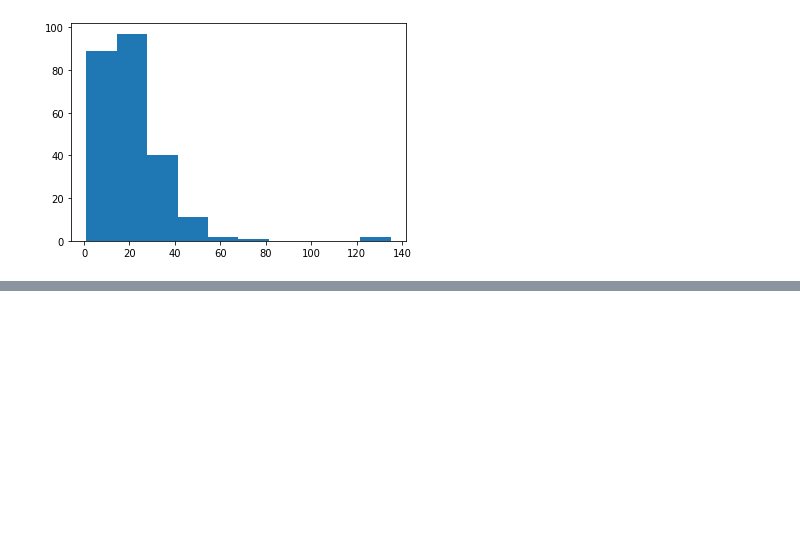
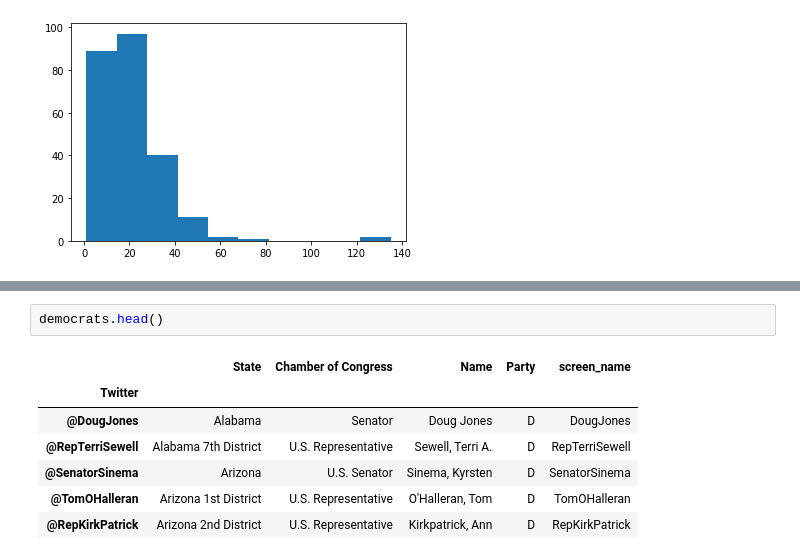
Before and after one commit to krzhalovski/Network-Science, a Jupyter notebook: Networks.ipynb, the cells around one changed output, grey strips where cells are left out. Saved outputs shown, nothing was run; the diff lists cells and outputs as text; blank space fills up the shorter version.

```diff
--- a/Networks.ipynb
+++ b/Networks.ipynb
@@ -83,0 +117,10 @@ plt.show()
+# %%
+democrats.head()
+# %% [output]
+|  | State | Chamber of Congress | Name | Party | screen_name |
+| Twitter |  |  |  |  |  |
+| @DougJones | Alabama | Senator | Doug Jones | D | DougJones |
+| @RepTerriSewell | Alabama 7th District | U.S. Representative | Sewell, Terri A. | D | RepTerriSewell |
+| @SenatorSinema | Arizona | U.S. Senator | Sinema, Kyrsten | D | SenatorSinema |
+| @TomOHalleran | Arizona 1st District | U.S. Representative | O'Halleran, Tom | D | TomOHalleran |
+| @RepKirkPatrick | Arizona 2nd District | U.S. Representative | Kirkpatrick, Ann | D | RepKirkPatrick |
```
Also changed, not shown: parts of 15 cells of this notebook.
